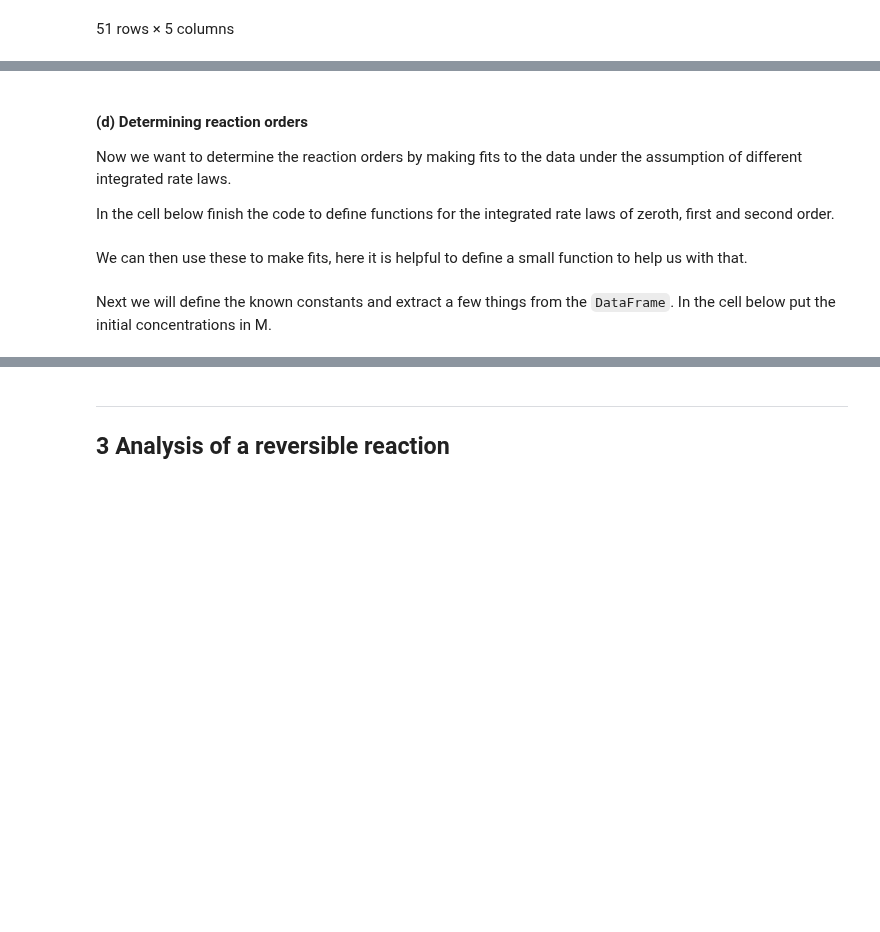
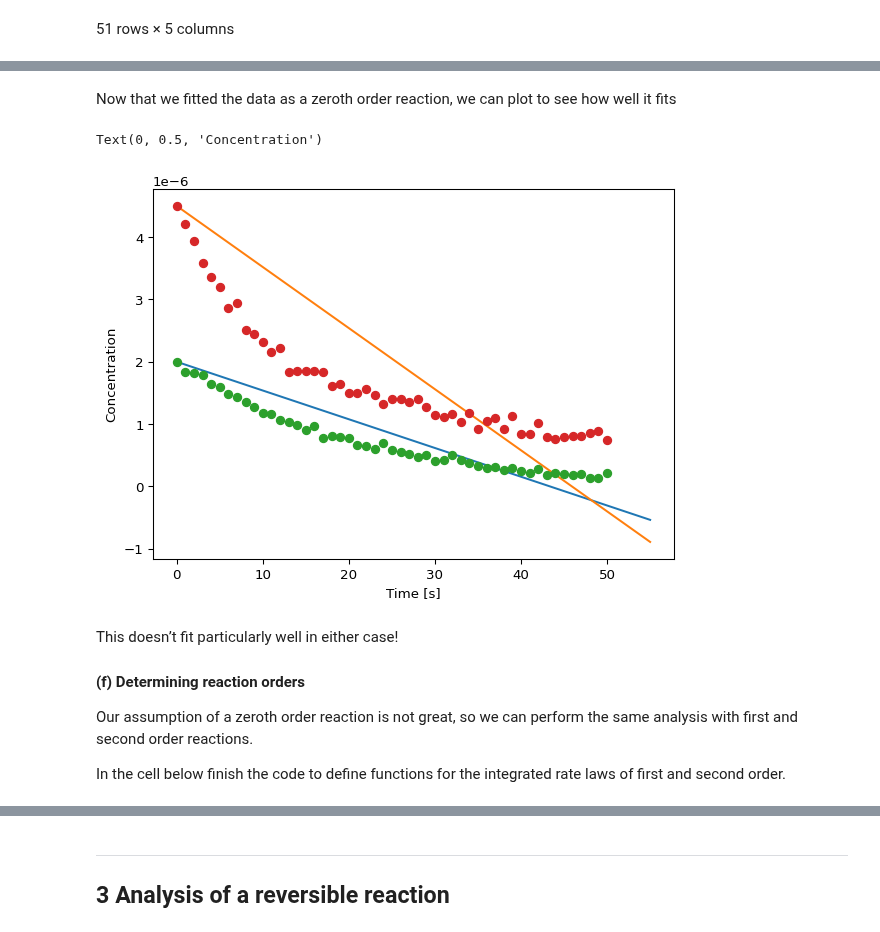
Before and after one commit to au-mbg/fysisk-biokemi, a Jupyter notebook: built_notebooks/master/week_47.ipynb, the cells around one changed output, grey strips where cells are left out. Saved outputs shown, nothing was run; the diff lists cells and outputs as text; code cells hidden in the pictures; blank space fills up the shorter version.

```diff
--- a/built_notebooks/master/week_47.ipynb
+++ b/built_notebooks/master/week_47.ipynb
@@ -346,0 +321,5 @@ plot_dataframe(ax, df)
+# %%
+def zeroth_order(t, k, A0):
+    ## Your task: Implement the zeroth order rate equation
+    concentration = A0 - k*t
+    return concentration
@@ -347,9 +358,36 @@ plot_dataframe(ax, df)
+# %% [markdown]
+Now that we fitted the data as a zeroth order reaction, we can plot to
+see how well it fits
+# %%
+fig, ax = plt.subplots()
+
+t_smooth = np.linspace(0, 55)
+A1_fit = zeroth_order_A1(t_smooth, k_A1)
+A2_fit = zeroth_order_A2(t_smooth, k_A2)
+
+## Your task: Make plots of concentration (y) versus time (x). ##
+## Hint: ax.plot(x_data, y_data, 'o') to make a scatter plot. ##
+ax.plot(t_smooth, A1_fit)
+ax.plot(t_smooth, A2_fit)
+
+## Plots the data ##
+ax.plot(df['Time_s'], df['A1_M'], 'o')
+ax.plot(df['Time_s'], df['A2_M'], 'o')
+
+## EXTRA: Customization of axis labels ##
+ax.set_xlabel('Time [s]')
+ax.set_ylabel('Concentration')
+# %% [output]
+Text(0, 0.5, 'Concentration')
+[figure, added]
 # %% [markdown]
-#### (d) Determining reaction orders
+This doesn’t fit particularly well in either case!
 
-Now we want to determine the reaction orders by making fits to the data
-under the assumption of different integrated rate laws.
+#### (f) Determining reaction orders
+
+Our assumption of a zeroth order reaction is not great, so we can
+perform the same analysis with first and second order reactions.
 
 In the cell below finish the code to define functions for the integrated
-rate laws of zeroth, first and second order.
+rate laws of first and second order.
 # %%
@@ -365,4 +401 @@ def second_order(t, k, A0):
 rate_laws = {0: zeroth_order, 1: first_order, 2:second_order}
-# %% [markdown]
-We can then use these to make fits, here it is helpful to define a small
-function to help us with that.
@@ -384,3 +401,0 @@ def make_fit(x_data, y_data, x_eval, A0, order):
-# %% [markdown]
-Next we will define the known constants and extract a few things from
-the `DataFrame`. In the cell below put the initial concentrations in M.
```
Also changed, not shown: parts of 35 cells of this notebook, 13 other files.
